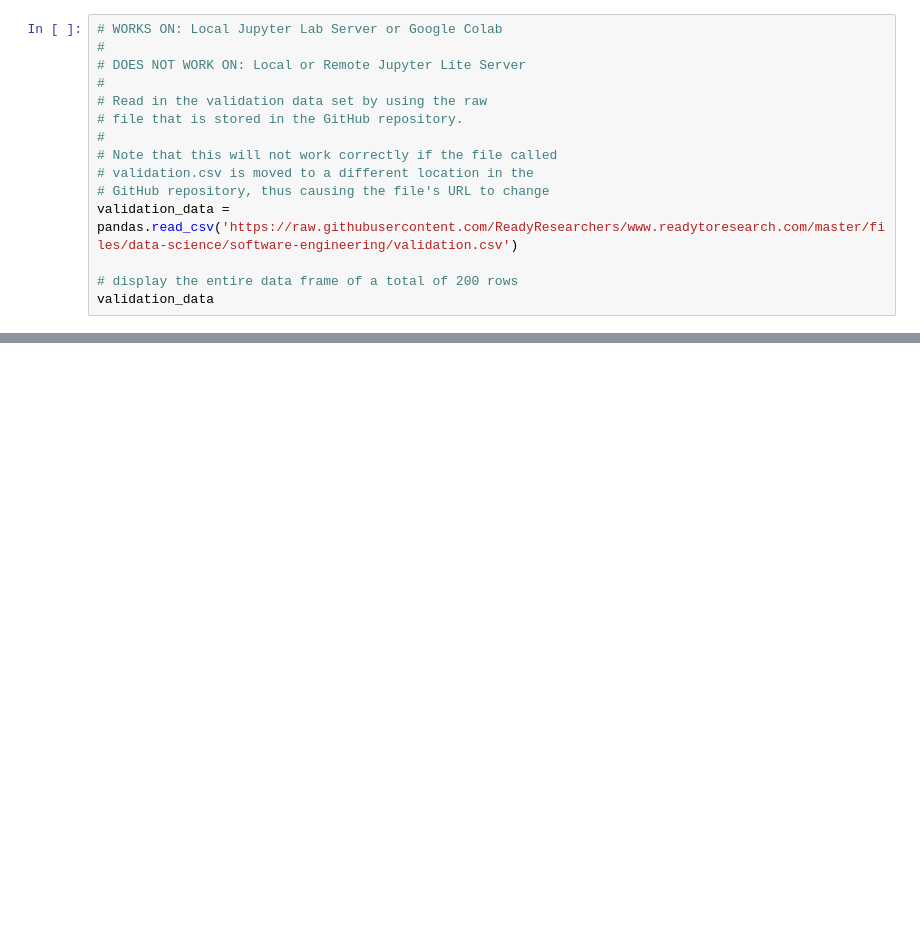
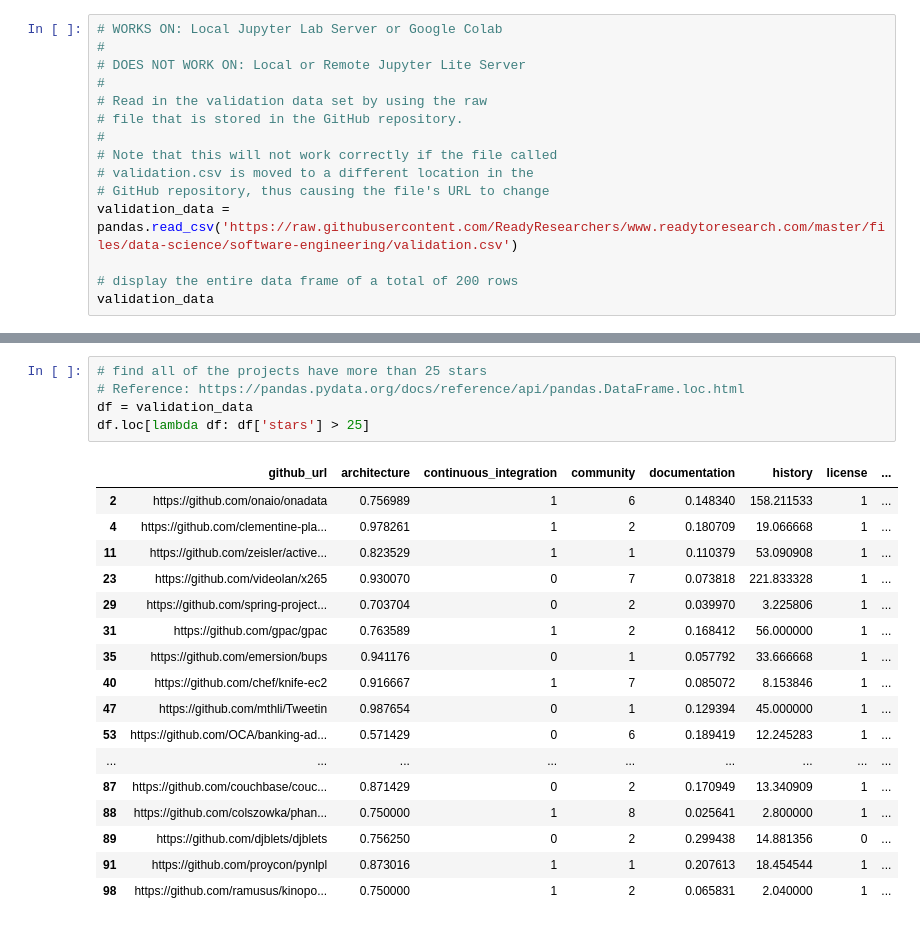
Before and after one commit to jayantxchauhan/food-production-analysis-research-paper, a Jupyter notebook: files/data-science/software-engineering/explore-github-dataset.ipynb, the cells around one changed output, grey strips where cells are left out. Drawn from its saved outputs; the diff is of its cells as text; blank space fills up the shorter version.

```diff
--- a/files/data-science/software-engineering/explore-github-dataset.ipynb
+++ b/files/data-science/software-engineering/explore-github-dataset.ipynb
@@ -49,0 +153,23 @@ validation_data
+# %%
+# find all of the projects have more than 25 stars
+# Reference: https://pandas.pydata.org/docs/reference/api/pandas.DataFrame.loc.html
+df = validation_data
+df.loc[lambda df: df['stars'] > 25]
+# %% [output]
+|  | github_url | architecture | continuous_integration | community | documentation | history | license | ... |
+| 2 | https://github.com/onaio/onadata | 0.756989 | 1 | 6 | 0.148340 | 158.211533 | 1 | ... |
+| 4 | https://github.com/clementine-pla... | 0.978261 | 1 | 2 | 0.180709 | 19.066668 | 1 | ... |
+| 11 | https://github.com/zeisler/active... | 0.823529 | 1 | 1 | 0.110379 | 53.090908 | 1 | ... |
+| 23 | https://github.com/videolan/x265 | 0.930070 | 0 | 7 | 0.073818 | 221.833328 | 1 | ... |
+| 29 | https://github.com/spring-project... | 0.703704 | 0 | 2 | 0.039970 | 3.225806 | 1 | ... |
+| 31 | https://github.com/gpac/gpac | 0.763589 | 1 | 2 | 0.168412 | 56.000000 | 1 | ... |
+| 35 | https://github.com/emersion/bups | 0.941176 | 0 | 1 | 0.057792 | 33.666668 | 1 | ... |
+| 40 | https://github.com/chef/knife-ec2 | 0.916667 | 1 | 7 | 0.085072 | 8.153846 | 1 | ... |
+| 47 | https://github.com/mthli/Tweetin | 0.987654 | 0 | 1 | 0.129394 | 45.000000 | 1 | ... |
+| 53 | https://github.com/OCA/banking-ad... | 0.571429 | 0 | 6 | 0.189419 | 12.245283 | 1 | ... |
+| ... | ... | ... | ... | ... | ... | ... | ... | ... |
+| 87 | https://github.com/couchbase/couc... | 0.871429 | 0 | 2 | 0.170949 | 13.340909 | 1 | ... |
+| 88 | https://github.com/colszowka/phan... | 0.750000 | 1 | 8 | 0.025641 | 2.800000 | 1 | ... |
+| 89 | https://github.com/djblets/djblets | 0.756250 | 0 | 2 | 0.299438 | 14.881356 | 0 | ... |
+| 91 | https://github.com/proycon/pynlpl | 0.873016 | 1 | 1 | 0.207613 | 18.454544 | 1 | ... |
+| 98 | https://github.com/ramusus/kinopo... | 0.750000 | 1 | 2 | 0.065831 | 2.040000 | 1 | ... |
```
Also changed, not shown: parts of 6 cells of this notebook, 5 other files.
